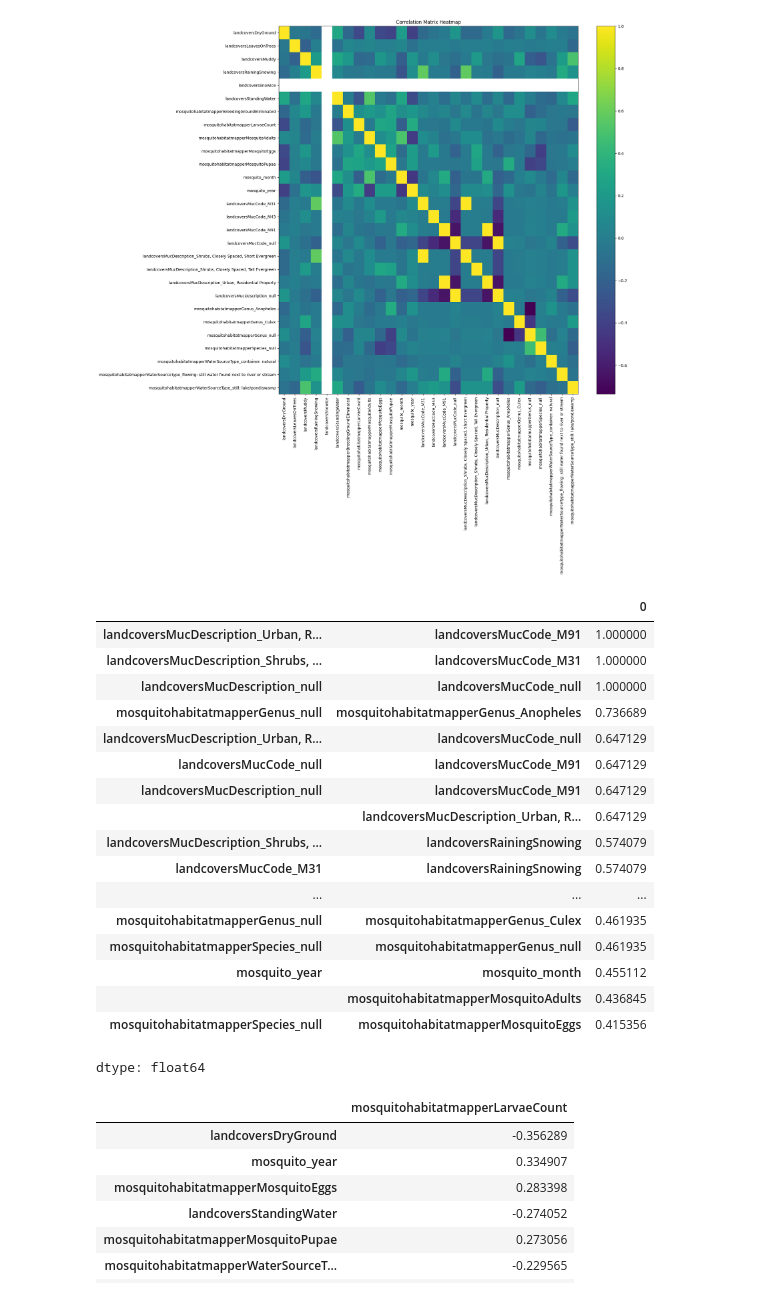
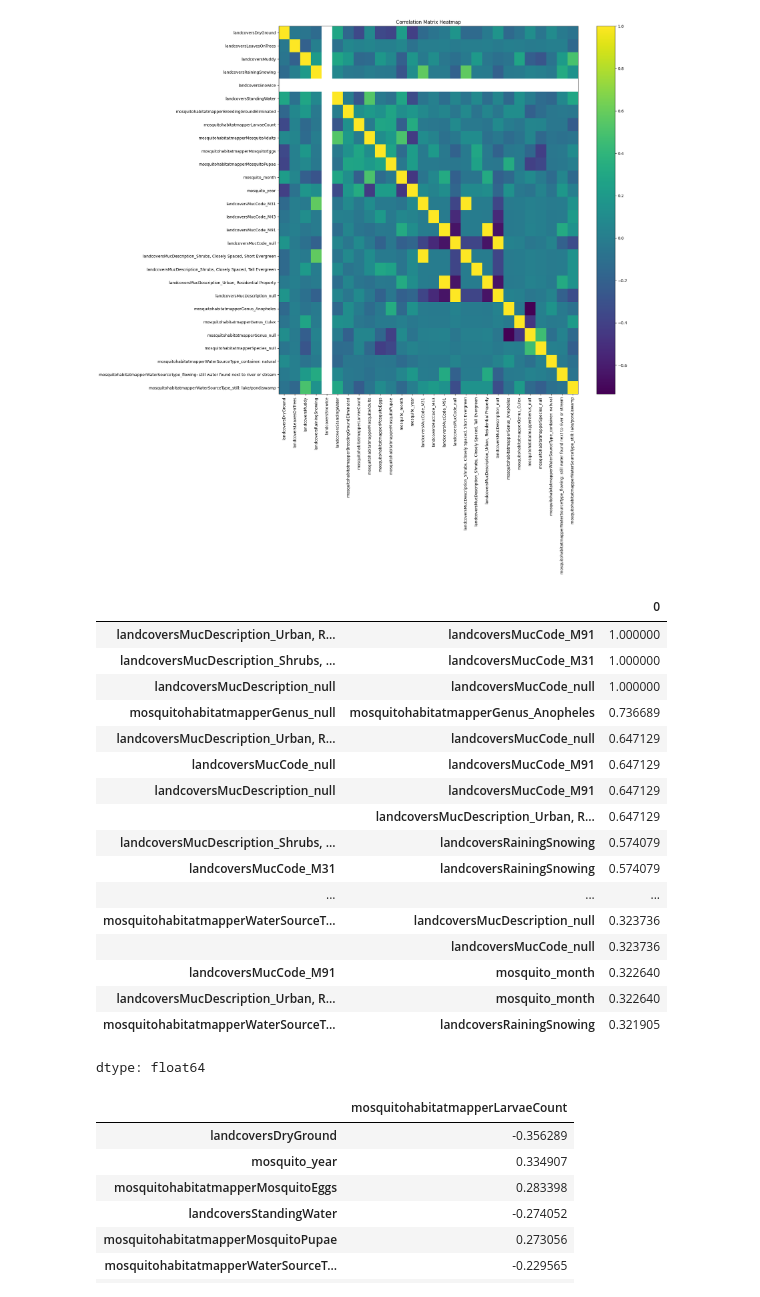
Before and after one commit to Satyabratadas/GeoEmerge_hackathon, a Jupyter notebook: analysis_Matthew.ipynb, the cells around one changed output. Cells and saved outputs as stored; diff of their text form; code cells hidden in the pictures.

```diff
--- a/analysis_Matthew.ipynb
+++ b/analysis_Matthew.ipynb
@@ -255,36 +255,36 @@ plt.show()
 # %%
 
 corr_abs = corr_matrix.abs()
 
 # mask upper triangle + diagonal so you only keep each pair once
 mask = np.triu(np.ones_like(corr_abs, dtype=bool))
 corr_filtered = corr_abs.mask(mask)
 
 top_pairs = (
     corr_filtered.stack()
     .sort_values(ascending=False)
-    .head(20)
+    .head(40)
 )
 
 top_pairs
 # %% [output]
 |  |  | 0 |
 | landcoversMucDescription_Urban, R... | landcoversMucCode_M91 | 1.000000 |
 | landcoversMucDescription_Shrubs, ... | landcoversMucCode_M31 | 1.000000 |
 | landcoversMucDescription_null | landcoversMucCode_null | 1.000000 |
 | mosquitohabitatmapperGenus_null | mosquitohabitatmapperGenus_Anopheles | 0.736689 |
 | landcoversMucDescription_Urban, R... | landcoversMucCode_null | 0.647129 |
 | landcoversMucCode_null | landcoversMucCode_M91 | 0.647129 |
 | landcoversMucDescription_null | landcoversMucCode_M91 | 0.647129 |
 |  | landcoversMucDescription_Urban, R... | 0.647129 |
 | landcoversMucDescription_Shrubs, ... | landcoversRainingSnowing | 0.574079 |
 | landcoversMucCode_M31 | landcoversRainingSnowing | 0.574079 |
 | ... | ... | ... |
-| mosquitohabitatmapperGenus_null | mosquitohabitatmapperGenus_Culex | 0.461935 |
-| mosquitohabitatmapperSpecies_null | mosquitohabitatmapperGenus_null | 0.461935 |
-| mosquito_year | mosquito_month | 0.455112 |
-|  | mosquitohabitatmapperMosquitoAdults | 0.436845 |
-| mosquitohabitatmapperSpecies_null | mosquitohabitatmapperMosquitoEggs | 0.415356 |
+| mosquitohabitatmapperWaterSourceT... | landcoversMucDescription_null | 0.323736 |
+|  | landcoversMucCode_null | 0.323736 |
+| landcoversMucCode_M91 | mosquito_month | 0.322640 |
+| landcoversMucDescription_Urban, R... | mosquito_month | 0.322640 |
+| mosquitohabitatmapperWaterSourceT... | landcoversRainingSnowing | 0.321905 |
 dtype: float64
 # %%
 target = "mosquitohabitatmapperLarvaeCount"
```
Also changed, not shown: parts of 4 cells of this notebook.
